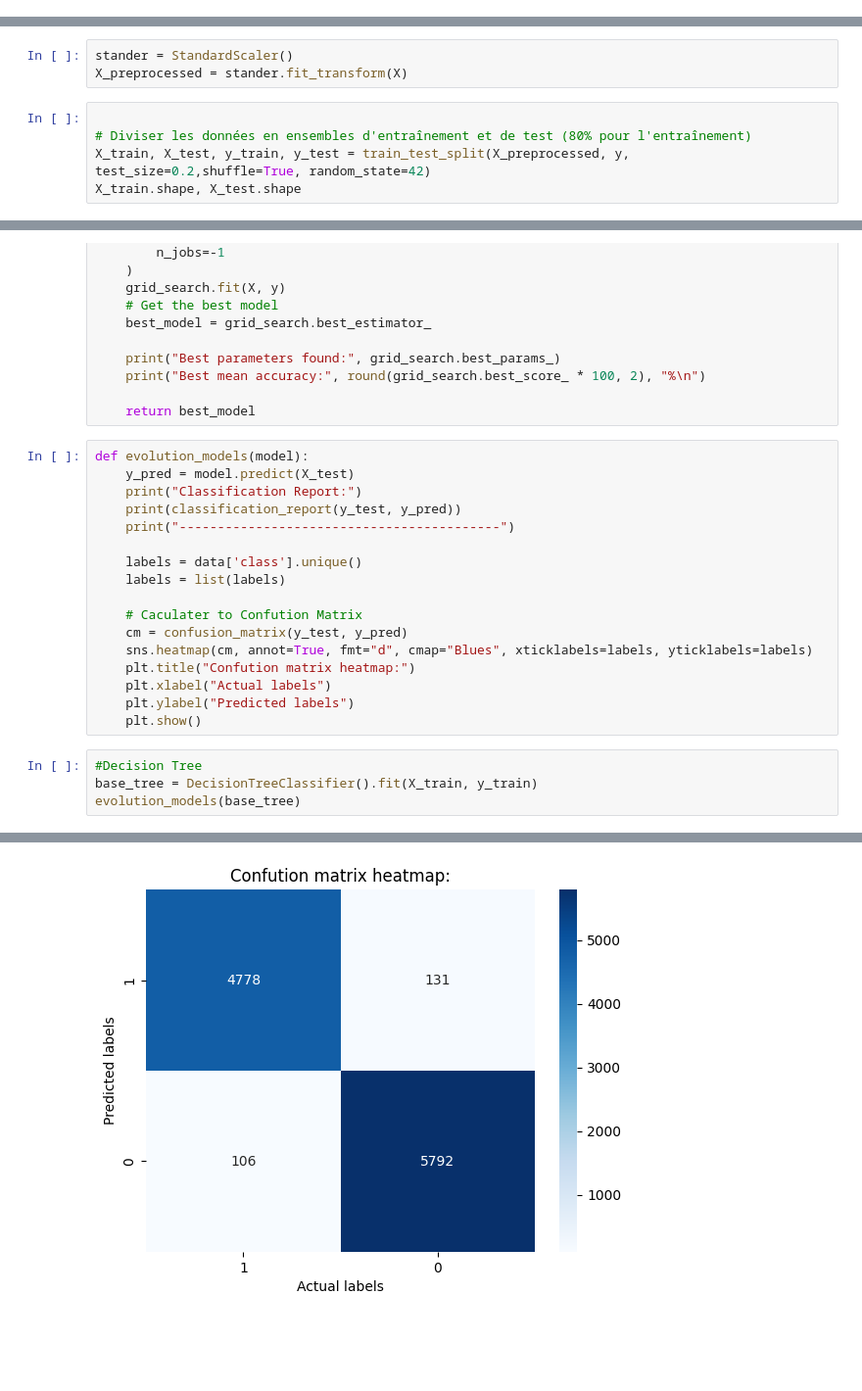
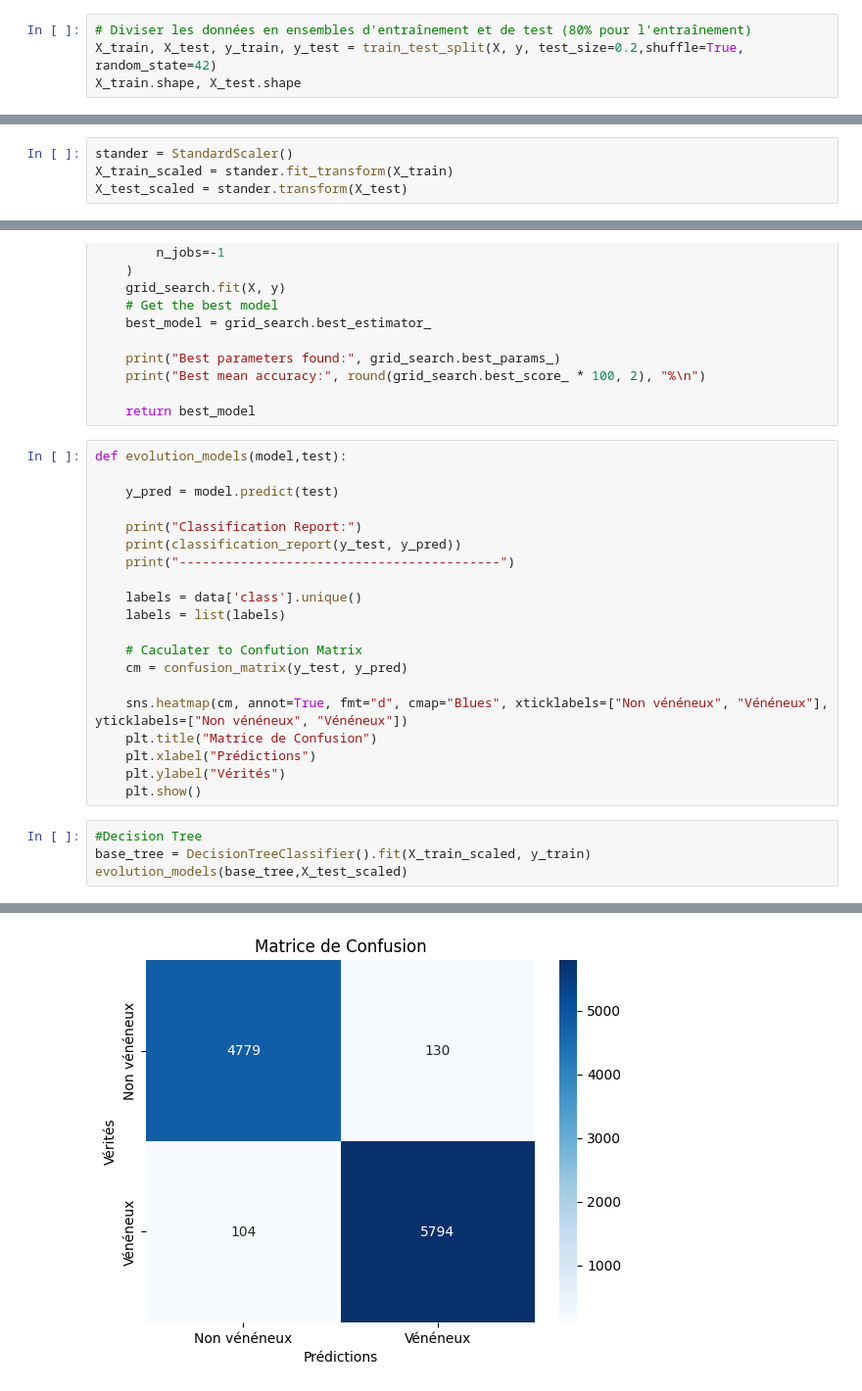
Before and after one commit to onissan19/ML-mush, a Jupyter notebook: mushroom.ipynb, the cells around one changed output, grey strips where cells are left out. Shown at 98% size. Drawn from its saved outputs; the diff is of its cells as text; blank space fills up the shorter version.

```diff
--- a/mushroom.ipynb
+++ b/mushroom.ipynb
@@ -164,3 +164,7 @@ X.head()
 | 2 | 1371 | 2 | 2 | 10 | 3.612496 | 1566 | 11 | 1.804273 |
 | 3 | 1261 | 6 | 2 | 10 | 3.787572 | 1566 | 11 | 1.804273 |
 | 4 | 1305 | 6 | 2 | 10 | 3.711971 | 1464 | 11 | 0.943195 |
+# %%
+# Diviser les données en ensembles d'entraînement et de test (80% pour l'entraînement)
+X_train, X_test, y_train, y_test = train_test_split(X, y, test_size=0.2,shuffle=True, random_state=42)
+X_train.shape, X_test.shape
@@ -167,8 +173,4 @@ X.head()
 # %%
 stander = StandardScaler()
-X_preprocessed = stander.fit_transform(X)
+X_train_scaled = stander.fit_transform(X_train)
+X_test_scaled = stander.transform(X_test)
-# %%
-
-# Diviser les données en ensembles d'entraînement et de test (80% pour l'entraînement)
-X_train, X_test, y_train, y_test = train_test_split(X_preprocessed, y, test_size=0.2,shuffle=True, random_state=42)
-X_train.shape, X_test.shape
@@ -193,8 +193,10 @@ def Gridsearch_params(model, param_grid):
 
     return best_model
 # %%
-def evolution_models(model):
-    y_pred = model.predict(X_test)
+def evolution_models(model,test):
+
+    y_pred = model.predict(test)
+
     print("Classification Report:")
     print(classification_report(y_test, y_pred))
     print("------------------------------------------")
@@ -204,27 +206,28 @@ def evolution_models(model):
 
     # Caculater to Confution Matrix
     cm = confusion_matrix(y_test, y_pred)
-    sns.heatmap(cm, annot=True, fmt="d", cmap="Blues", xticklabels=labels, yticklabels=labels)
-    plt.title("Confution matrix heatmap:")
-    plt.xlabel("Actual labels")
-    plt.ylabel("Predicted labels")
+
+    sns.heatmap(cm, annot=True, fmt="d", cmap="Blues", xticklabels=["Non vénéneux", "Vénéneux"], yticklabels=["Non vénéneux", "Vénéneux"])
+    plt.title("Matrice de Confusion")
+    plt.xlabel("Prédictions")
+    plt.ylabel("Vérités")
     plt.show()
 # %%
 #Decision Tree
-base_tree = DecisionTreeClassifier().fit(X_train, y_train)
-evolution_models(base_tree)
+base_tree = DecisionTreeClassifier().fit(X_train_scaled, y_train)
+evolution_models(base_tree,X_test_scaled)
 # %% [output]
 Classification Report:
               precision    recall  f1-score   support
 
            0       0.98      0.97      0.98      4909
            1       0.98      0.98      0.98      5898
 
     accuracy                           0.98     10807
    macro avg       0.98      0.98      0.98     10807
 weighted avg       0.98      0.98      0.98     10807
 
 ------------------------------------------
-[figure, old version]
+[figure, new version]
 # %%
 #K-nearest neighbors
```
Also changed, not shown: parts of 9 cells of this notebook.
